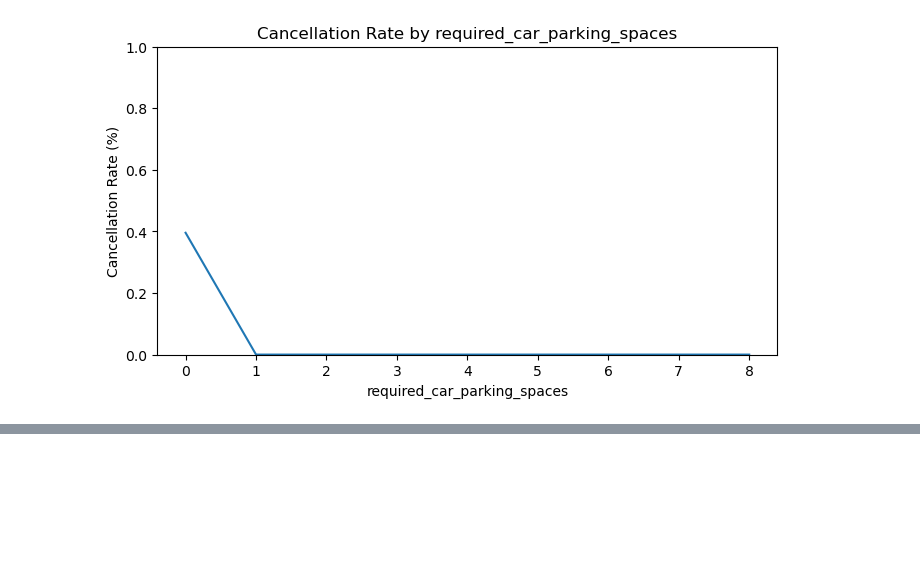
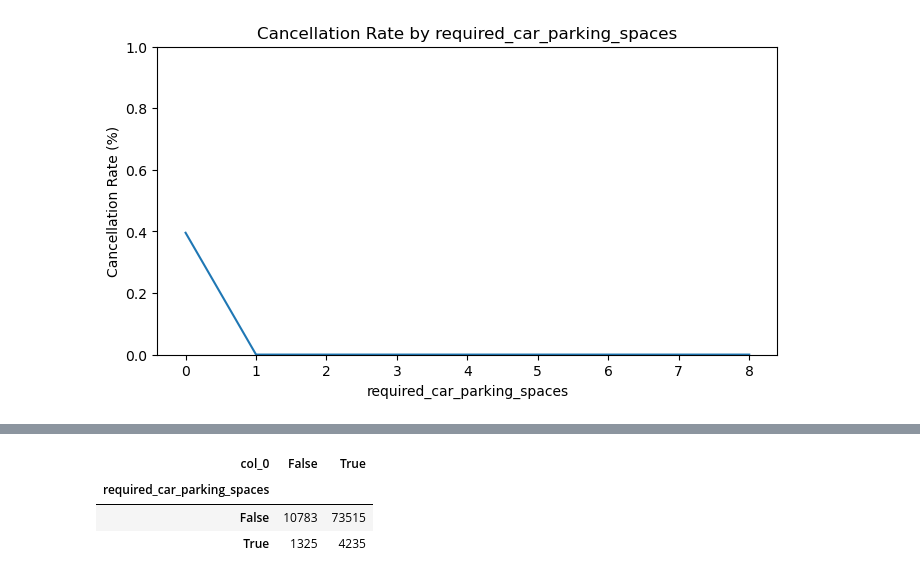
Before and after one commit to bruno-lima98/portfolio-hotel-cancellation-prediction, a Jupyter notebook: main.ipynb, the cells around one changed output, grey strips where cells are left out. Drawn from its saved outputs; the diff is of its cells as text; code cells hidden in the pictures; blank space fills up the shorter version.

```diff
--- a/main.ipynb
+++ b/main.ipynb
@@ -902,0 +932,10 @@ required_car_parking_spaces
+# %%
+pd.crosstab(
+    X_train["required_car_parking_spaces"] > 0,
+    df_train["assigned_room_type"] == df_train["reserved_room_type"]
+)
+# %% [output]
+| col_0 | False | True |
+| required_car_parking_spaces |  |  |
+| False | 10783 | 73515 |
+| True | 1325 | 4235 |
```
Also changed, not shown: parts of 2 cells of this notebook, 1 other file.
